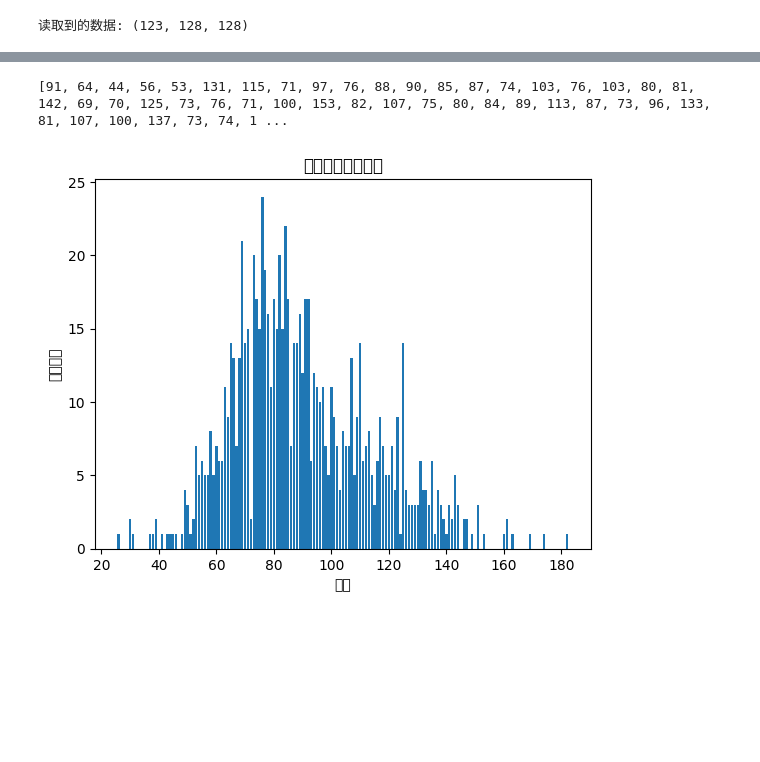
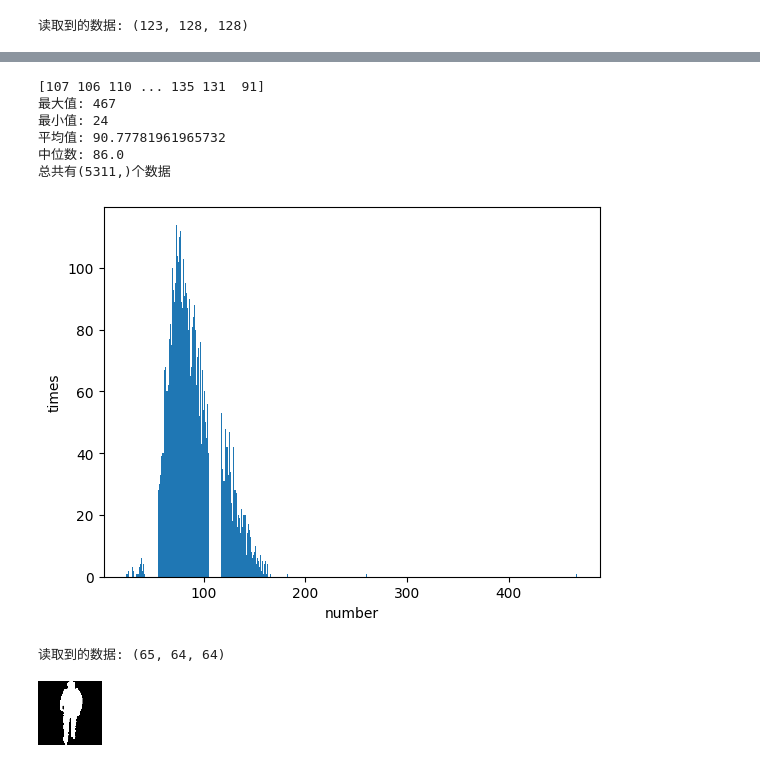
Before and after one commit to Pd-ch/HID2025, a Jupyter notebook: data_process.ipynb, the cells around one changed output, grey strips where cells are left out. Drawn from its saved outputs; the diff is of its cells as text; code cells hidden in the pictures; blank space fills up the shorter version.

```diff
--- a/data_process.ipynb
+++ b/data_process.ipynb
@@ -1,7 +1,10 @@
 # %%
 import os
 import pickle
-with open(r"gallery/00000/0/e4e96e3c/e4e96e3c.pkl",'rb') as f:
+
+data = None
+
+with open(r"data/gallery/00000/0/e4e96e3c/e4e96e3c.pkl",'rb') as f:
     data = pickle.load(f)
     print(f"读取到的数据: {data.shape}")
 # %% [output]
@@ -11,43 +33,50 @@ import os
 import pickle
 import numpy as np
 
-path = "gallery" #文件夹目录
+path = "data/gallery" #文件夹目录
 files= os.listdir(path) #得到文件夹下的所有文件名称
 
 s = []
 
 for root, dirs, files in os.walk(path):
         for file in files:
-            # 输出完整文件路径
             with open(os.path.join(root, file),'rb') as f:
                 a = pickle.load(f)
                 s.append(a.shape[0])
 
+s = np.array(s)
 print(s)
+print(f"最大值: {s.max()}")
+print(f"最小值: {s.min()}")
+print(f"平均值: {s.mean()}")
+print(f"中位数: {np.median(s)}")
+print(f"总共有{s.shape}个数据")
 # %% [output]
-[91, 64, 44, 56, 53, 131, 115, 71, 97, 76, 88, 90, 85, 87, 74, 103, 76, 103, 80, 81, 142, 69, 70, 125, 73, 76, 71, 100, 153, 82, 107, 75, 80, 84, 89, 113, 87, 73, 96, 133, 81, 107, 100, 137, 73, 74, 1 ...
+[107 106 110 ... 135 131  91]
+最大值: 467
+最小值: 24
+平均值: 90.77781961965732
+中位数: 86.0
+总共有(5311,)个数据
 # %%
 from collections import Counter
 import matplotlib.pyplot as plt
 
 # 使用Counter统计每个元素出现的次数
 counter = Counter(s)
 
 # 获取每个数字及其出现次数
 numbers = list(counter.keys())
 counts = list(counter.values())
 
 # 按照每个数字为横坐标画出图形
 plt.bar(numbers, counts)
 
 # 设置坐标轴标签
-plt.xlabel('数字')
-plt.ylabel('出现次数')
-
-# 设置标题
-plt.title('数字出现次数统计')
+plt.xlabel('number')
+plt.ylabel('times')
 
 # 显示图形
 plt.show()
 # %% [output]
-[figure, old version]
+[figure, new version]
@@ -71,0 +83,30 @@ np.save("data.npy",data)
+# %%
+import os
+import pickle
+
+frames = None
+
+with open(r"data/OUMVLP/00001/00/000/000.pkl", "rb") as f:
+    frames = pickle.load(f)
+    print(f"读取到的数据: {frames.shape}")
+# %% [output]
+读取到的数据: (65, 64, 64)
+# %%
+import numpy as np
+from PIL import Image as Img
+from io import BytesIO
+from IPython.display import display, Image
+
+# 1. 将 NumPy 数组转换为 PIL 图像列表
+images = [Img.fromarray(frame, mode="L") for frame in frames]
+
+# 2. 在内存中生成 GIF 数据（无需保存到磁盘）
+with BytesIO() as buffer:  # 使用内存缓冲区
+    images[0].save(buffer, format="GIF", save_all=True, append_images=images[1:], duration=33, loop=0)  # 每帧时长（毫秒）  # 无限循环
+    buffer.seek(0)  # 将指针移回缓冲区开头
+    gif_data = buffer.getvalue()  # 获取二进制 GIF 数据
+
+# 3. 直接在 Notebook 中显示
+display(Image(data=gif_data, format="gif"))
+# %% [output]
+[figure, added]
```
Also changed, not shown: parts of 4 cells of this notebook, 1 other file.
